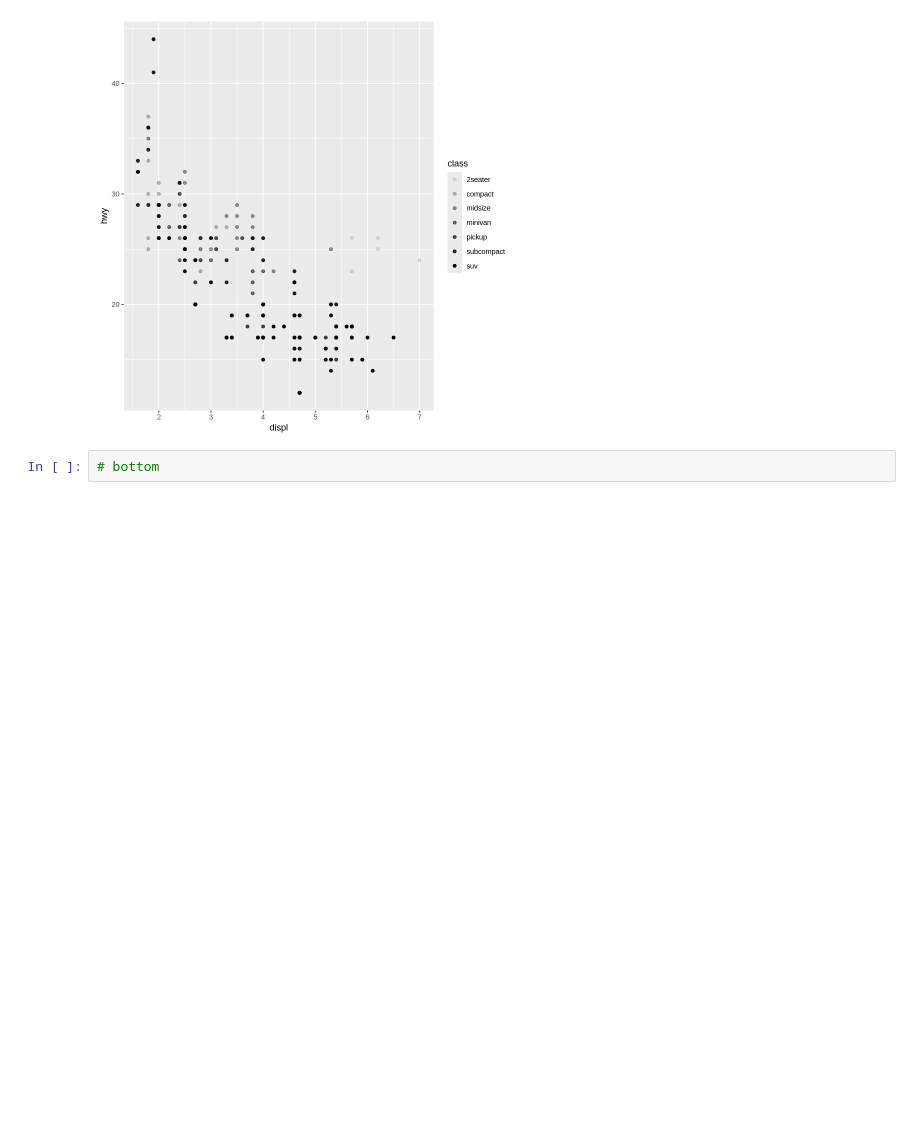
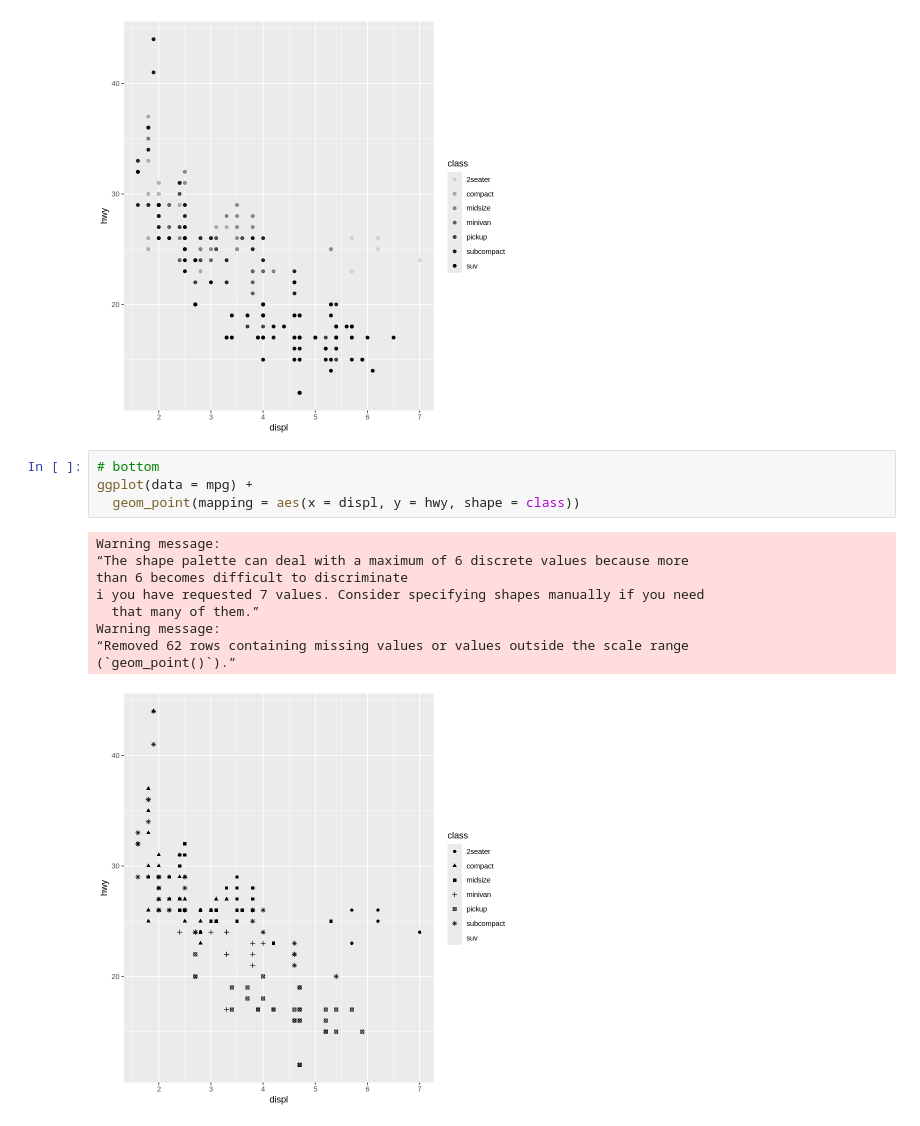
Before and after one commit to Brian342/R_programming, a Jupyter notebook: R_programming.ipynb, the cells around one changed output. Drawn from its saved outputs; the diff is of its cells as text; blank space fills up the shorter version.

```diff
--- a/R_programming.ipynb
+++ b/R_programming.ipynb
@@ -58,5 +58,17 @@ ggplot(data = mpg) +
 Warning message:
 “Using alpha for a discrete variable is not advised.”
 [figure]
-# %%
-# bottom
+# %%
+# bottom
+ggplot(data = mpg) +
+  geom_point(mapping = aes(x = displ, y = hwy, shape = class))
+# %% [output]
+Warning message:
+“The shape palette can deal with a maximum of 6 discrete values because more
+than 6 becomes difficult to discriminate
+ℹ you have requested 7 values. Consider specifying shapes manually if you need
+  that many of them.”
+Warning message:
+“Removed 62 rows containing missing values or values outside the scale range
+(`geom_point()`).”
+[figure, added]
```
